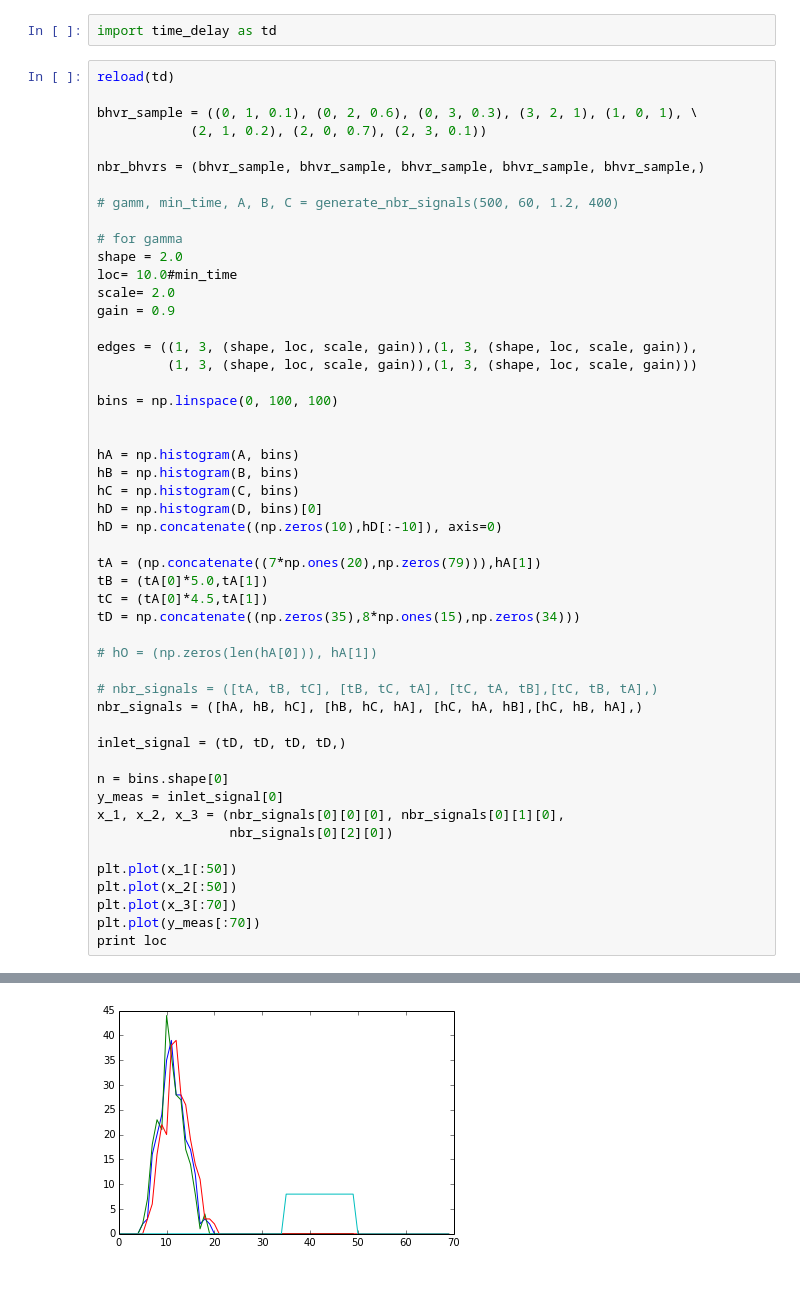
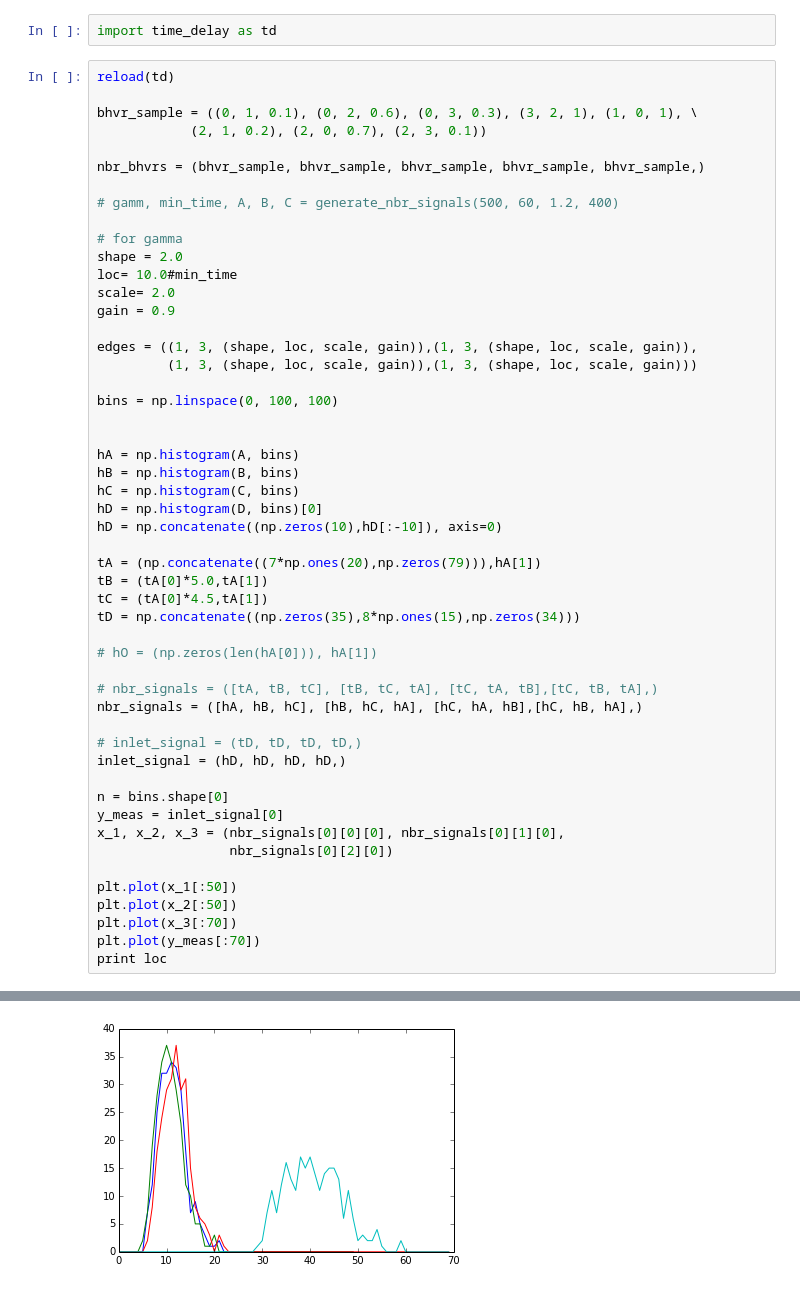
Before and after one commit to athuras/relay, a Jupyter notebook: lambda_agent/pyCrunch/PredictionTesting.ipynb, the cells around one changed output, grey strips where cells are left out. Drawn from its saved outputs; the diff is of its cells as text.

```diff
--- a/lambda_agent/pyCrunch/PredictionTesting.ipynb
+++ b/lambda_agent/pyCrunch/PredictionTesting.ipynb
@@ -167,35 +174,36 @@ bins = np.linspace(0, 100, 100)
 
 hA = np.histogram(A, bins)
 hB = np.histogram(B, bins)
 hC = np.histogram(C, bins)
 hD = np.histogram(D, bins)[0]
 hD = np.concatenate((np.zeros(10),hD[:-10]), axis=0)
 
 tA = (np.concatenate((7*np.ones(20),np.zeros(79))),hA[1])
 tB = (tA[0]*5.0,tA[1])
 tC = (tA[0]*4.5,tA[1])
 tD = np.concatenate((np.zeros(35),8*np.ones(15),np.zeros(34)))
 
 # hO = (np.zeros(len(hA[0])), hA[1])
 
 # nbr_signals = ([tA, tB, tC], [tB, tC, tA], [tC, tA, tB],[tC, tB, tA],)
 nbr_signals = ([hA, hB, hC], [hB, hC, hA], [hC, hA, hB],[hC, hB, hA],)
 
-inlet_signal = (tD, tD, tD, tD,)
+# inlet_signal = (tD, tD, tD, tD,)
+inlet_signal = (hD, hD, hD, hD,)
 
 n = bins.shape[0]
 y_meas = inlet_signal[0]
 x_1, x_2, x_3 = (nbr_signals[0][0][0], nbr_signals[0][1][0],
                  nbr_signals[0][2][0])
 
 plt.plot(x_1[:50])
 plt.plot(x_2[:50])
 plt.plot(x_3[:70])
 plt.plot(y_meas[:70])
 print loc
 # %% [output]
 10.0
-[figure, old version]
+[figure, new version]
 # %%
 lsq_ests, lsq_time = td.estimate_time_delay(nbr_signals, nbr_bhvrs, edges, inlet_signal, 1.0)
 lshape, lloc, lscale, lgain = lsq_ests[0][2]
```
Also changed, not shown: parts of 5 cells of this notebook.
